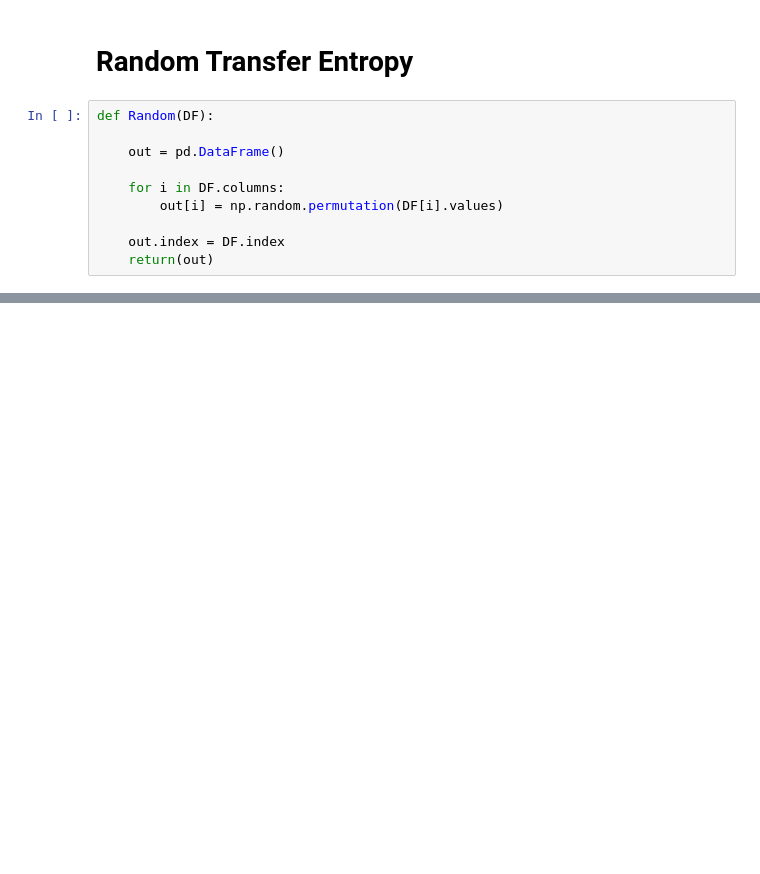
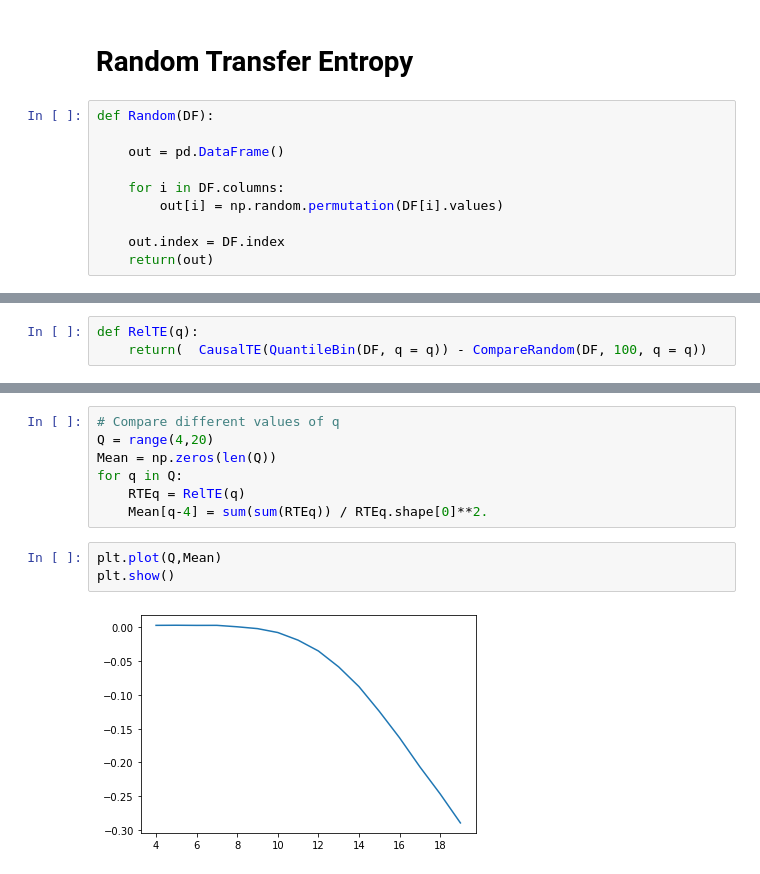
Before and after one commit to TobiasW1891/Finance-Redone, a Jupyter notebook: Causality.ipynb, the cells around one changed output, grey strips where cells are left out. Saved outputs shown, nothing was run; the diff lists cells and outputs as text; blank space fills up the shorter version.

```diff
--- a/Causality.ipynb
+++ b/Causality.ipynb
@@ -161,0 +178,3 @@ array([[ 0.    , -0.5122, -0.4346, -0.322 , -0.4628, -0.4137, -0.3706,
+# %%
+def RelTE(q):
+    return(  CausalTE(QuantileBin(DF, q = q)) - CompareRandom(DF, 100, q = q))
@@ -161,0 +204,12 @@ array([[ 0.    , -0.5122, -0.4346, -0.322 , -0.4628, -0.4137, -0.3706,
+# %%
+# Compare different values of q
+Q = range(4,20)
+Mean = np.zeros(len(Q))
+for q in Q:
+    RTEq = RelTE(q)
+    Mean[q-4] = sum(sum(RTEq)) / RTEq.shape[0]**2.
+# %%
+plt.plot(Q,Mean)
+plt.show()
+# %% [output]
+[figure, added]
```
Also changed, not shown: parts of 17 cells of this notebook.
